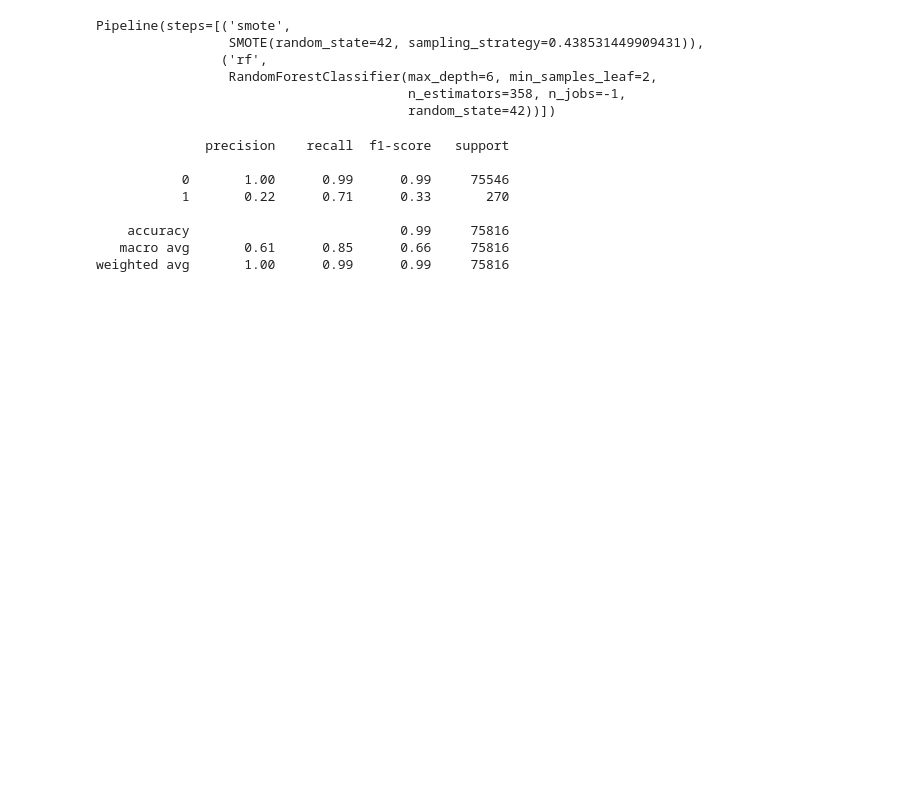
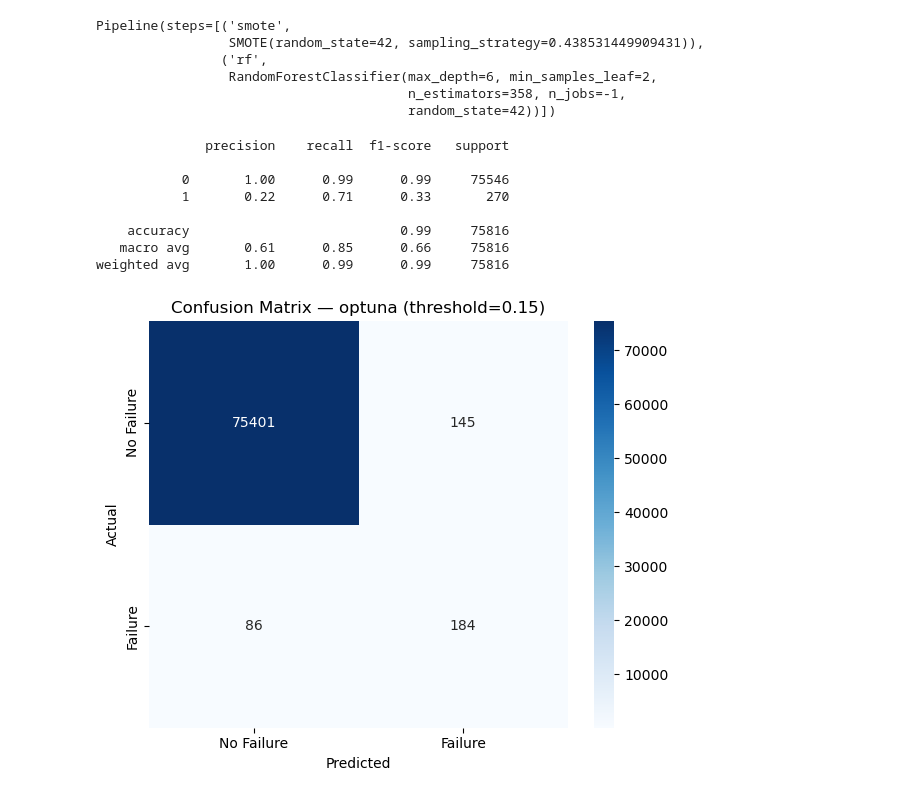
Before and after one commit to alexcardenasgutierrez-droid/Predictive-Maintenance-for-Railway-Aircompressor-MetroPT-3, a Jupyter notebook: notebooks/3_random_forest.ipynb, the cells around one changed output. Saved outputs shown, nothing was run; the diff lists cells and outputs as text; code cells hidden in the pictures; blank space fills up the shorter version.

```diff
--- a/notebooks/3_random_forest.ipynb
+++ b/notebooks/3_random_forest.ipynb
@@ -317,3 +317,16 @@ print(classification_report(y_test, y_pred, zero_division=0))
     accuracy                           0.99     75816
    macro avg       0.61      0.85      0.66     75816
 weighted avg       1.00      0.99      0.99     75816
+# %%
+results = evaluate_model(
+    final_model,
+    X_train,
+    X_test,
+    y_train,
+    y_test,
+    'optuna',
+    'chronological split + smote sampling strategy 0.43 + threshold 0.6',
+    threshold=0.15
+)
+# %% [output]
+[figure, added]
```
Also changed, not shown: 3 other files.
